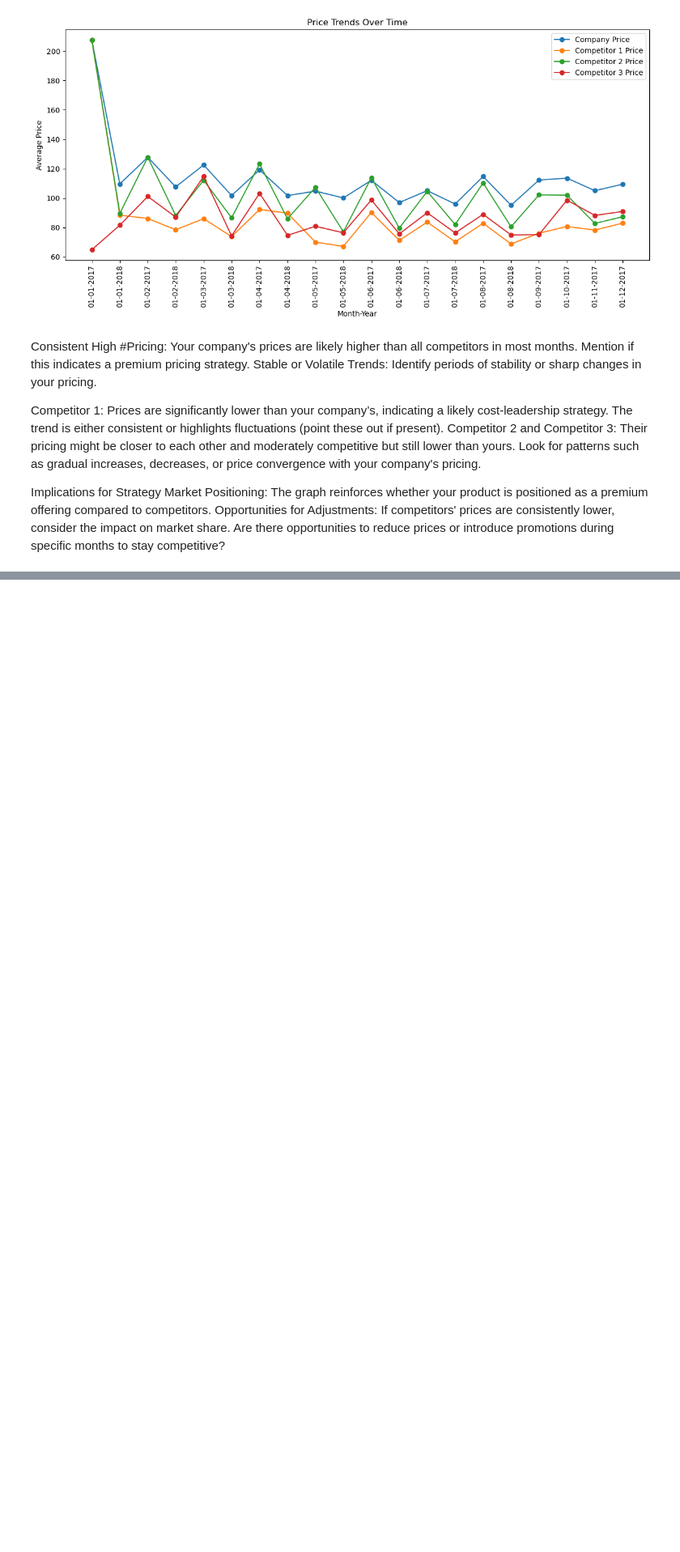
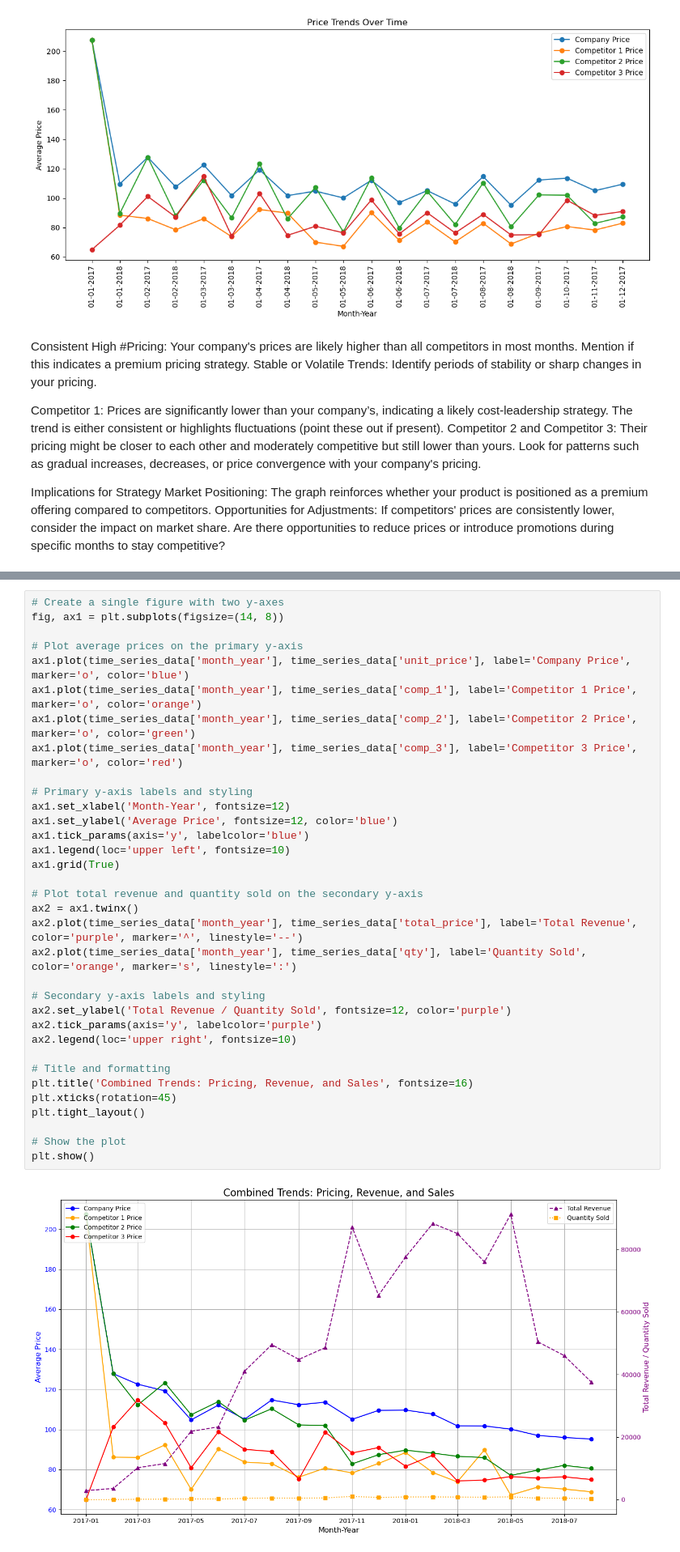
Before and after one commit to 143Gurpreet/pricing-analysis--1-, a Jupyter notebook: pricing analysis .ipynb, the cells around one changed output, grey strips where cells are left out. Shown at 81% size. Saved outputs shown, nothing was run; the diff lists cells and outputs as text; blank space fills up the shorter version.

```diff
--- a/pricing analysis .ipynb
+++ b/pricing analysis .ipynb
@@ -460,0 +573,36 @@ Are there opportunities to reduce prices or introduce promotions during specific
+# %%
+# Create a single figure with two y-axes
+fig, ax1 = plt.subplots(figsize=(14, 8))
+
+# Plot average prices on the primary y-axis
+ax1.plot(time_series_data['month_year'], time_series_data['unit_price'], label='Company Price', marker='o', color='blue')
+ax1.plot(time_series_data['month_year'], time_series_data['comp_1'], label='Competitor 1 Price', marker='o', color='orange')
+ax1.plot(time_series_data['month_year'], time_series_data['comp_2'], label='Competitor 2 Price', marker='o', color='green')
+ax1.plot(time_series_data['month_year'], time_series_data['comp_3'], label='Competitor 3 Price', marker='o', color='red')
+
+# Primary y-axis labels and styling
+ax1.set_xlabel('Month-Year', fontsize=12)
+ax1.set_ylabel('Average Price', fontsize=12, color='blue')
+ax1.tick_params(axis='y', labelcolor='blue')
+ax1.legend(loc='upper left', fontsize=10)
+ax1.grid(True)
+
+# Plot total revenue and quantity sold on the secondary y-axis
+ax2 = ax1.twinx()
+ax2.plot(time_series_data['month_year'], time_series_data['total_price'], label='Total Revenue', color='purple', marker='^', linestyle='--')
+ax2.plot(time_series_data['month_year'], time_series_data['qty'], label='Quantity Sold', color='orange', marker='s', linestyle=':')
+
+# Secondary y-axis labels and styling
+ax2.set_ylabel('Total Revenue / Quantity Sold', fontsize=12, color='purple')
+ax2.tick_params(axis='y', labelcolor='purple')
+ax2.legend(loc='upper right', fontsize=10)
+
+# Title and formatting
+plt.title('Combined Trends: Pricing, Revenue, and Sales', fontsize=16)
+plt.xticks(rotation=45)
+plt.tight_layout()
+
+# Show the plot
+plt.show()
+# %% [output]
+[figure, added]
```
Also changed, not shown: parts of 4 cells of this notebook, 2 other files.
